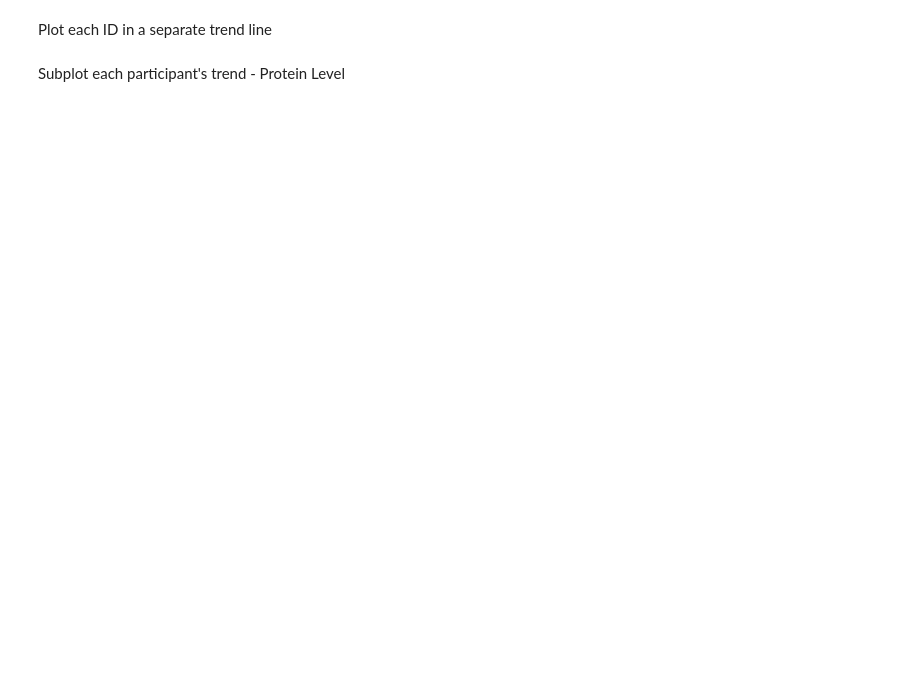
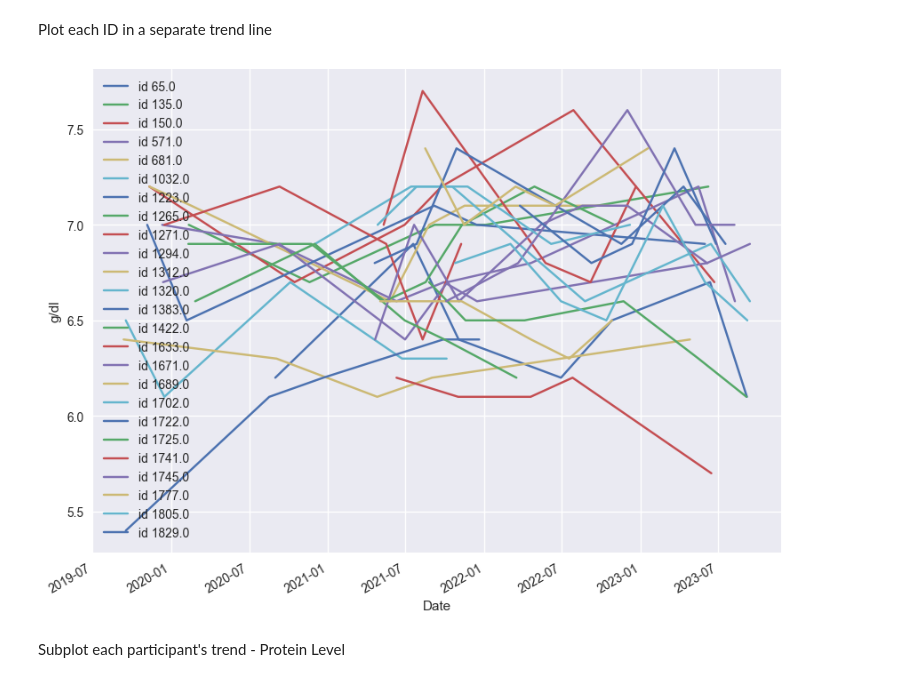
Before and after one commit to cliffeby/tdi, a Jupyter notebook: Blood.ipynb, the cells around one changed output. Cells and saved outputs as stored; diff of their text form; code cells hidden in the pictures; blank space fills up the shorter version.

```diff
--- a/Blood.ipynb
+++ b/Blood.ipynb
@@ -79,15 +169,17 @@ Plot each ID in a separate trend line
 # %%
 fig, ax = plt.subplots(figsize=(10, 8))
 
 for n, g in df.groupby('ID'):
     g.plot(
         x="Date", y="Protein",
-        xlabel="Cycle", ylabel="Salary",
+        xlabel="Date", ylabel="g/dl",
         label=f"id {n}",
         ax=ax,
 )
 
 plt.show();
+# %% [output]
+[figure, added]
 # %% [markdown]
 Subplot each participant's trend - Protein Level
 # %%
```
Also changed, not shown: parts of 8 cells of this notebook, 6 other files.
